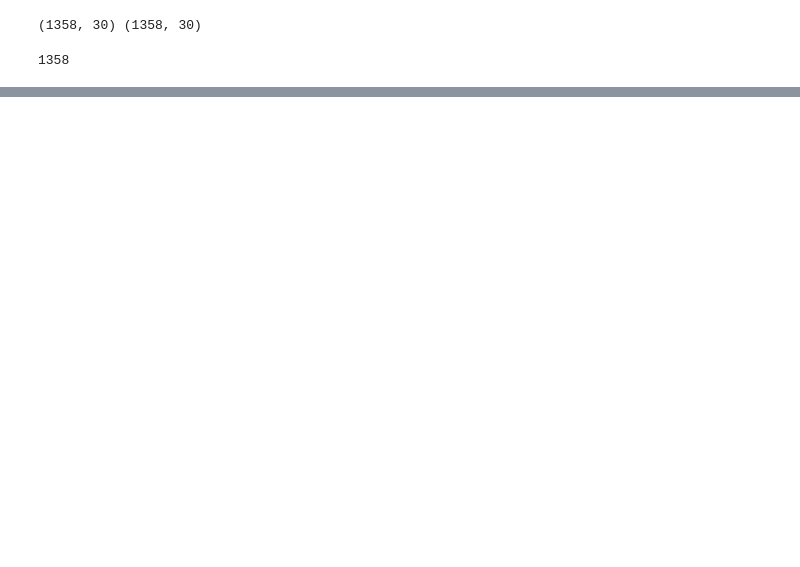
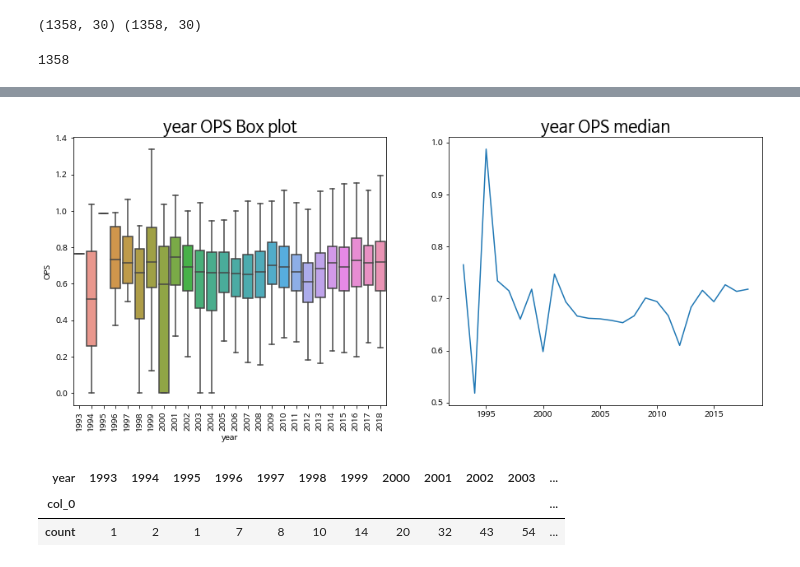
Before and after one commit to good5229/NLP_Practice, a Jupyter notebook: Kbo_OPS.ipynb, the cells around one changed output, grey strips where cells are left out. Cells and saved outputs as stored; diff of their text form; code cells hidden in the pictures; blank space fills up the shorter version.

```diff
--- a/Kbo_OPS.ipynb
+++ b/Kbo_OPS.ipynb
@@ -114,0 +126,18 @@ plt.show()
+# %%
+plt.figure(figsize=(15,6)) # 그래프 크기 조정
+plt.subplot(1,2,1) # 1행 2열의 첫 번째(1행, 1열) 그래프
+g = sns.boxplot(x="year", y="OPS", data=regular_season_df, showfliers=False)
+g.set_title('year OPS Box plot', size = 20)
+g.set_xticklabels(g.get_xticklabels(),rotation=90)
+plt.subplot(1,2,2)
+plt.plot(regular_season_df.groupby('year')['OPS'].median())
+plt.title('year OPS median', size = 20)
+plt.show()
+# %% [output]
+[figure, added]
+# %%
+pd.crosstab(regular_season_df['year'],'count').T
+# %% [output]
+| year | 1993 | 1994 | 1995 | 1996 | 1997 | 1998 | 1999 | 2000 | 2001 | 2002 | 2003 | ... |
+| col_0 |  |  |  |  |  |  |  |  |  |  |  | ... |
+| count | 1 | 2 | 1 | 7 | 8 | 10 | 14 | 20 | 32 | 43 | 54 | ... |
```
Also changed, not shown: parts of 8 cells of this notebook.
